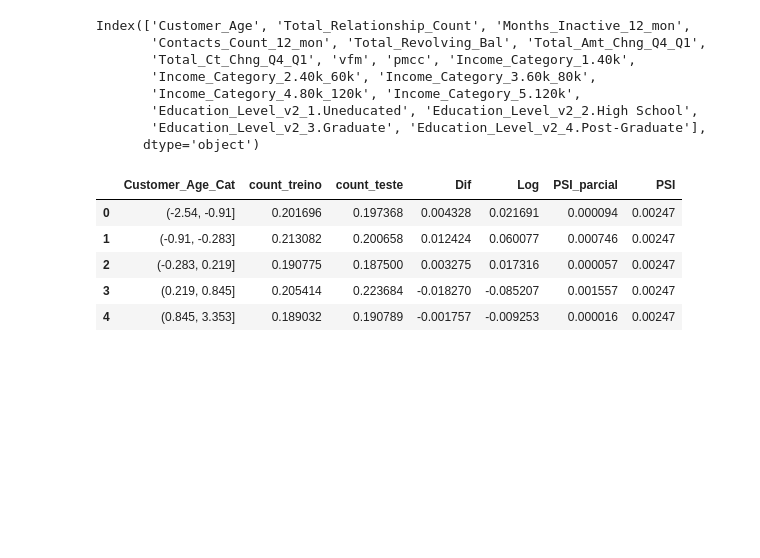
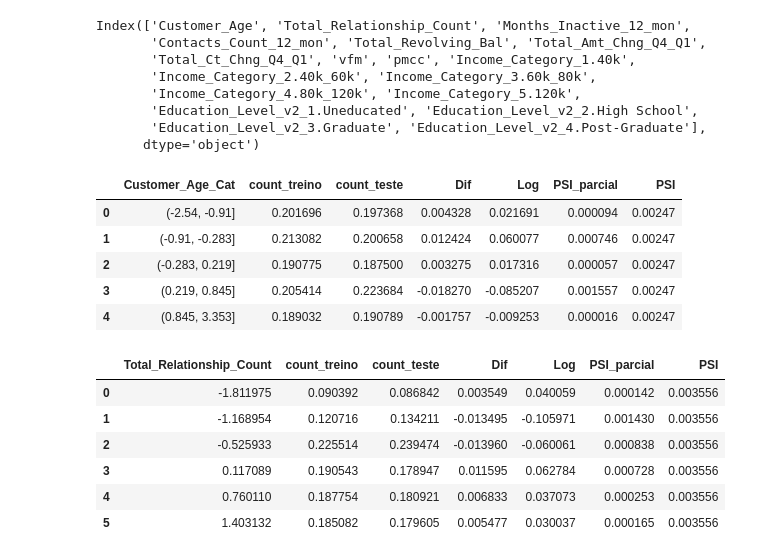
Before and after one commit to HugoCalegari/Estudo_Cartao_Credito, a Jupyter notebook: vCartao_Credito/2.Modelagem/4.Modelos_finais.ipynb, the cells around one changed output. Drawn from its saved outputs; the diff is of its cells as text; code cells hidden in the pictures; blank space fills up the shorter version.

```diff
--- a/vCartao_Credito/2.Modelagem/4.Modelos_finais.ipynb
+++ b/vCartao_Credito/2.Modelagem/4.Modelos_finais.ipynb
@@ -614,3 +642,13 @@ Funcoes.PSI(X_treino_val_new, X_teste_new, 'Customer_Age_Cat')
 | 2 | (-0.283, 0.219] | 0.190775 | 0.187500 | 0.003275 | 0.017316 | 0.000057 | 0.00247 |
 | 3 | (0.219, 0.845] | 0.205414 | 0.223684 | -0.018270 | -0.085207 | 0.001557 | 0.00247 |
 | 4 | (0.845, 3.353] | 0.189032 | 0.190789 | -0.001757 | -0.009253 | 0.000016 | 0.00247 |
+# %%
+Funcoes.PSI(X_treino_val_new, X_teste_new, 'Total_Relationship_Count')
+# %% [output]
+|  | Total_Relationship_Count | count_treino | count_teste | Dif | Log | PSI_parcial | PSI |
+| 0 | -1.811975 | 0.090392 | 0.086842 | 0.003549 | 0.040059 | 0.000142 | 0.003556 |
+| 1 | -1.168954 | 0.120716 | 0.134211 | -0.013495 | -0.105971 | 0.001430 | 0.003556 |
+| 2 | -0.525933 | 0.225514 | 0.239474 | -0.013960 | -0.060061 | 0.000838 | 0.003556 |
+| 3 | 0.117089 | 0.190543 | 0.178947 | 0.011595 | 0.062784 | 0.000728 | 0.003556 |
+| 4 | 0.760110 | 0.187754 | 0.180921 | 0.006833 | 0.037073 | 0.000253 | 0.003556 |
+| 5 | 1.403132 | 0.185082 | 0.179605 | 0.005477 | 0.030037 | 0.000165 | 0.003556 |
```
Also changed, not shown: parts of 21 cells of this notebook.
